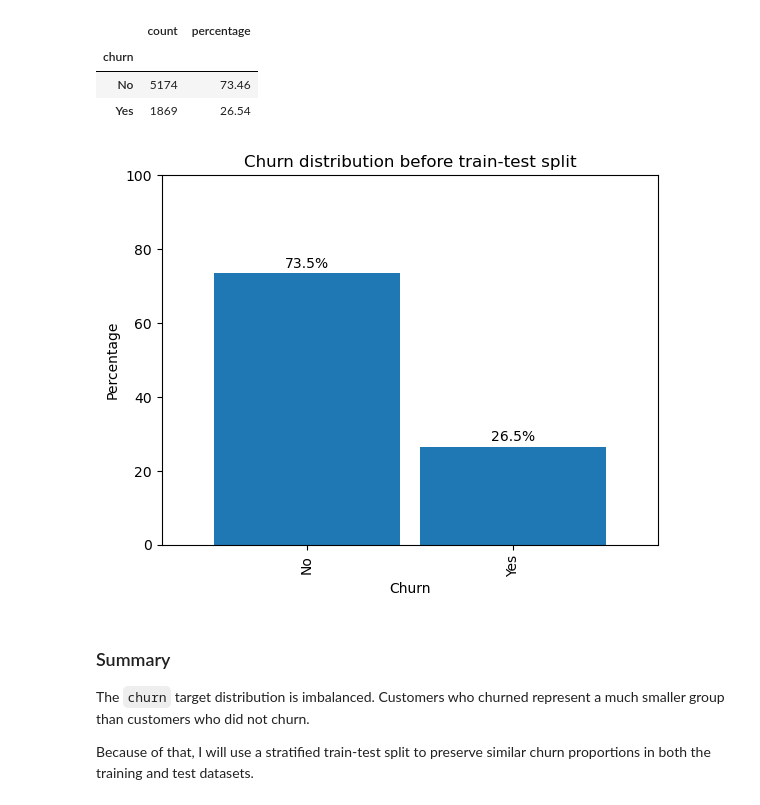
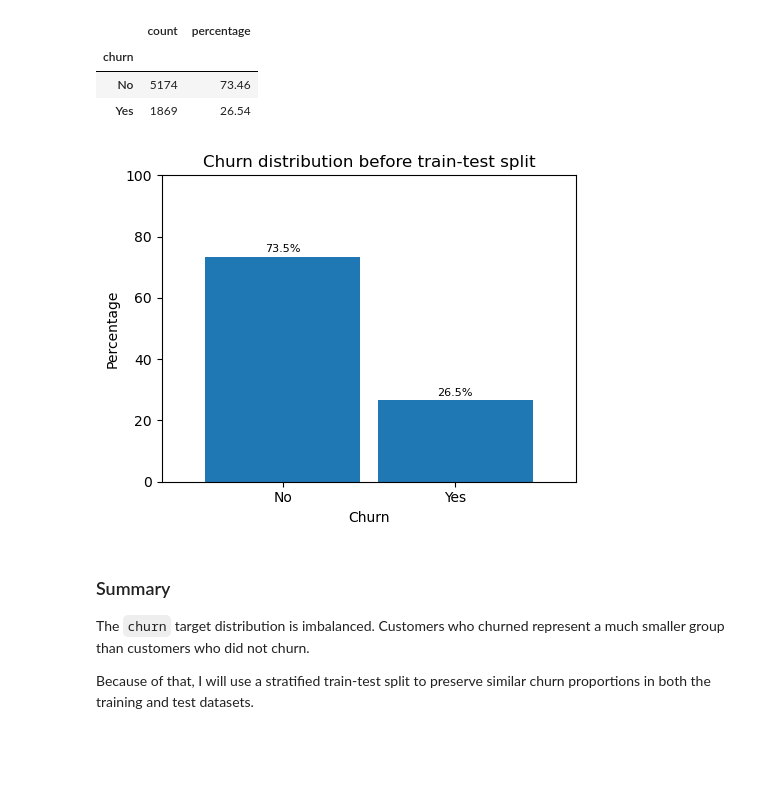
Before and after one commit to michal-ry/telco-churn-risk-scoring, a Jupyter notebook: notebooks/02_train_test_split.ipynb, the cells around one changed output. Drawn from its saved outputs; the diff is of its cells as text; code cells hidden in the pictures; blank space fills up the shorter version.

Commit message:
Add tested bar label helper and update EDA notebooks

```diff
--- a/notebooks/02_train_test_split.ipynb
+++ b/notebooks/02_train_test_split.ipynb
@@ -94,28 +97,23 @@ churn_distribution_summary
 # %%
 churn_bar_plot = churn_distribution_summary['percentage'].plot(
     kind='bar',
     width=0.9,
+    rot=0,
+    figsize=(5, 4),
 )
-
-churn_bar_plot.bar_label(
-    churn_bar_plot.containers[0],
-    fmt='%.1f%%',
-    padding=2,
-)
-
-plt.ylim(0, 100)
-plt.title('Churn distribution before train-test split')
-plt.xlabel('Churn')
-plt.ylabel('Percentage')
-
+add_bar_labels(axes=churn_bar_plot)
+churn_bar_plot.set_ylim(0, 100)
+churn_bar_plot.set_title('Churn distribution before train-test split')
+churn_bar_plot.set_xlabel('Churn')
+churn_bar_plot.set_ylabel('Percentage')
+plt.tight_layout()
 save_plot(
     path=TRAIN_TEST_SPLIT_FIGURES_DIR,
     file_name='churn_distribution_before_train_test_split',
 )
-
 plt.show()
 # %% [output]
-[figure, old version]
+[figure, new version]
 # %% [markdown]
 ### Summary
 
```
Also changed, not shown: parts of 1 cell of this notebook, 6 other files.
